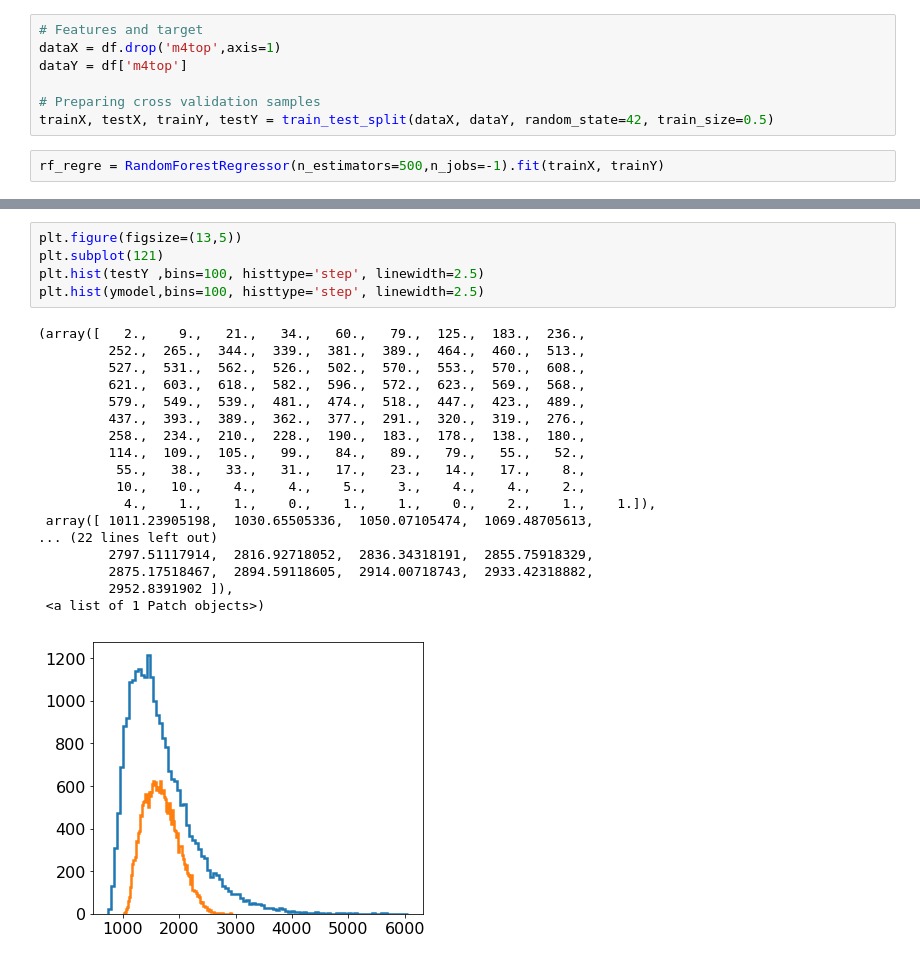
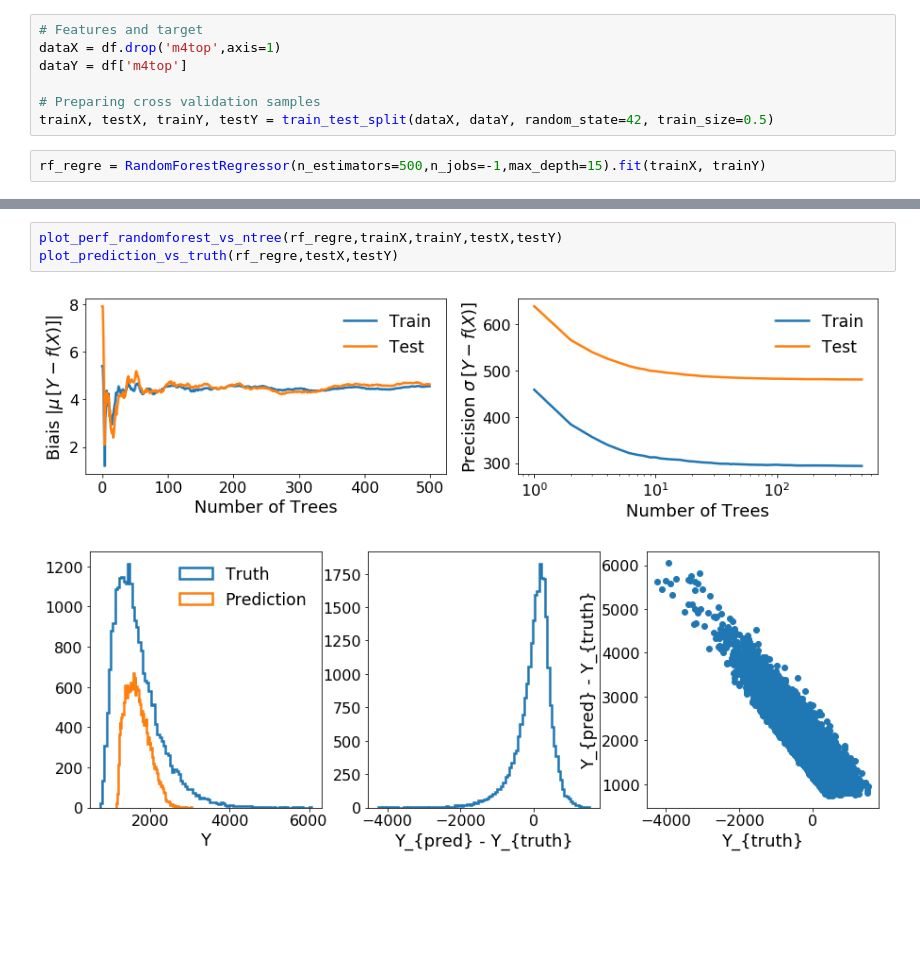
Before and after one commit to rmadar/ML-HEP, a Jupyter notebook: 4topML.ipynb, the cells around one changed output, grey strips where cells are left out. Drawn from its saved outputs; the diff is of its cells as text; blank space fills up the shorter version.

```diff
--- a/4topML.ipynb
+++ b/4topML.ipynb
@@ -57,4 +139,4 @@ dataY = df['m4top']
 # Preparing cross validation samples
 trainX, testX, trainY, testY = train_test_split(dataX, dataY, random_state=42, train_size=0.5)
 # %%
-rf_regre = RandomForestRegressor(n_estimators=500,n_jobs=-1).fit(trainX, trainY)
+rf_regre = RandomForestRegressor(n_estimators=500,n_jobs=-1,max_depth=15).fit(trainX, trainY)
@@ -125,24 +143,6 @@ for varname in testX.columns:
-# %%
-plt.figure(figsize=(13,5))
-plt.subplot(121)
-plt.hist(testY ,bins=100, histtype='step', linewidth=2.5)
-plt.hist(ymodel,bins=100, histtype='step', linewidth=2.5)
-# %% [output]
-(array([   2.,    9.,   21.,   34.,   60.,   79.,  125.,  183.,  236.,
-         252.,  265.,  344.,  339.,  381.,  389.,  464.,  460.,  513.,
-         527.,  531.,  562.,  526.,  502.,  570.,  553.,  570.,  608.,
-         621.,  603.,  618.,  582.,  596.,  572.,  623.,  569.,  568.,
-         579.,  549.,  539.,  481.,  474.,  518.,  447.,  423.,  489.,
-         437.,  393.,  389.,  362.,  377.,  291.,  320.,  319.,  276.,
-         258.,  234.,  210.,  228.,  190.,  183.,  178.,  138.,  180.,
-         114.,  109.,  105.,   99.,   84.,   89.,   79.,   55.,   52.,
-          55.,   38.,   33.,   31.,   17.,   23.,   14.,   17.,    8.,
-          10.,   10.,    4.,    4.,    5.,    3.,    4.,    4.,    2.,
-           4.,    1.,    1.,    0.,    1.,    1.,    0.,    2.,    1.,    1.]),
- array([ 1011.23905198,  1030.65505336,  1050.07105474,  1069.48705613,
-... (22 lines left out)
-         2797.51117914,  2816.92718052,  2836.34318191,  2855.75918329,
-         2875.17518467,  2894.59118605,  2914.00718743,  2933.42318882,
-         2952.8391902 ]),
- <a list of 1 Patch objects>)
-[figure, removed]
+# %%
+plot_perf_randomforest_vs_ntree(rf_regre,trainX,trainY,testX,testY)
+plot_prediction_vs_truth(rf_regre,testX,testY)
+# %% [output]
+[figure, added]
+[figure, added]
```
Also changed, not shown: parts of 4 cells of this notebook.
